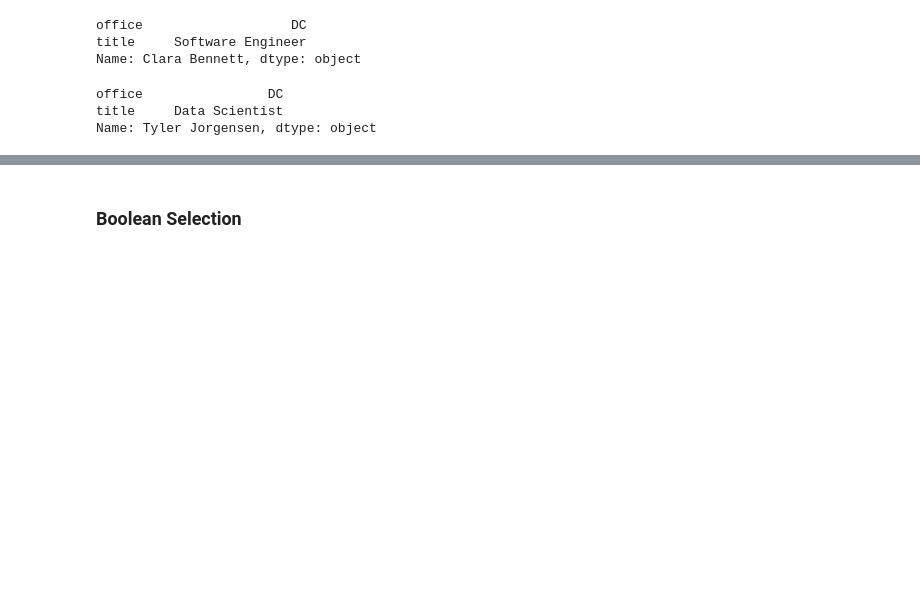
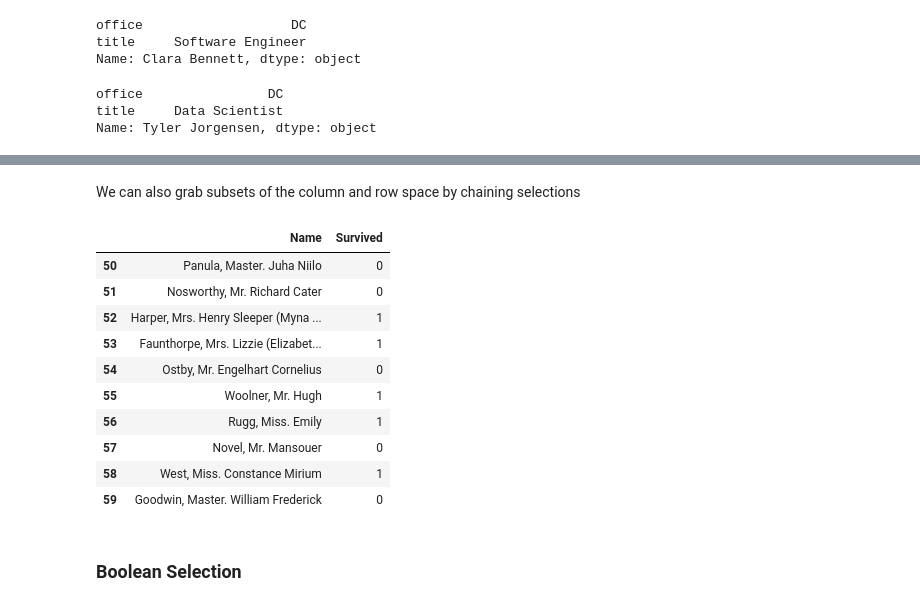
Before and after one commit to jackiekazil/intro_pandas, a Jupyter notebook: pandas_tutorial.ipynb, the cells around one changed output, grey strips where cells are left out. Cells and saved outputs as stored; diff of their text form; code cells hidden in the pictures; blank space fills up the shorter version.

```diff
--- a/pandas_tutorial.ipynb
+++ b/pandas_tutorial.ipynb
@@ -132,3 +159,19 @@ Name: Tyler Jorgensen, dtype: object
+# %% [markdown]
+We can also grab subsets of the column and row space by chaining selections
+# %%
+titanic.iloc[50:60][['Name', 'Survived']]
+# %% [output]
+|  | Name | Survived |
+| 50 | Panula, Master. Juha Niilo | 0 |
+| 51 | Nosworthy, Mr. Richard Cater | 0 |
+| 52 | Harper, Mrs. Henry Sleeper (Myna ... | 1 |
+| 53 | Faunthorpe, Mrs. Lizzie (Elizabet... | 1 |
+| 54 | Ostby, Mr. Engelhart Cornelius | 0 |
+| 55 | Woolner, Mr. Hugh | 1 |
+| 56 | Rugg, Miss. Emily | 1 |
+| 57 | Novel, Mr. Mansouer | 0 |
+| 58 | West, Miss. Constance Mirium | 1 |
+| 59 | Goodwin, Master. William Frederick | 0 |
 # %% [markdown]
 ### Boolean Selection
 # %% [markdown]
```
Also changed, not shown: parts of 21 cells of this notebook.
